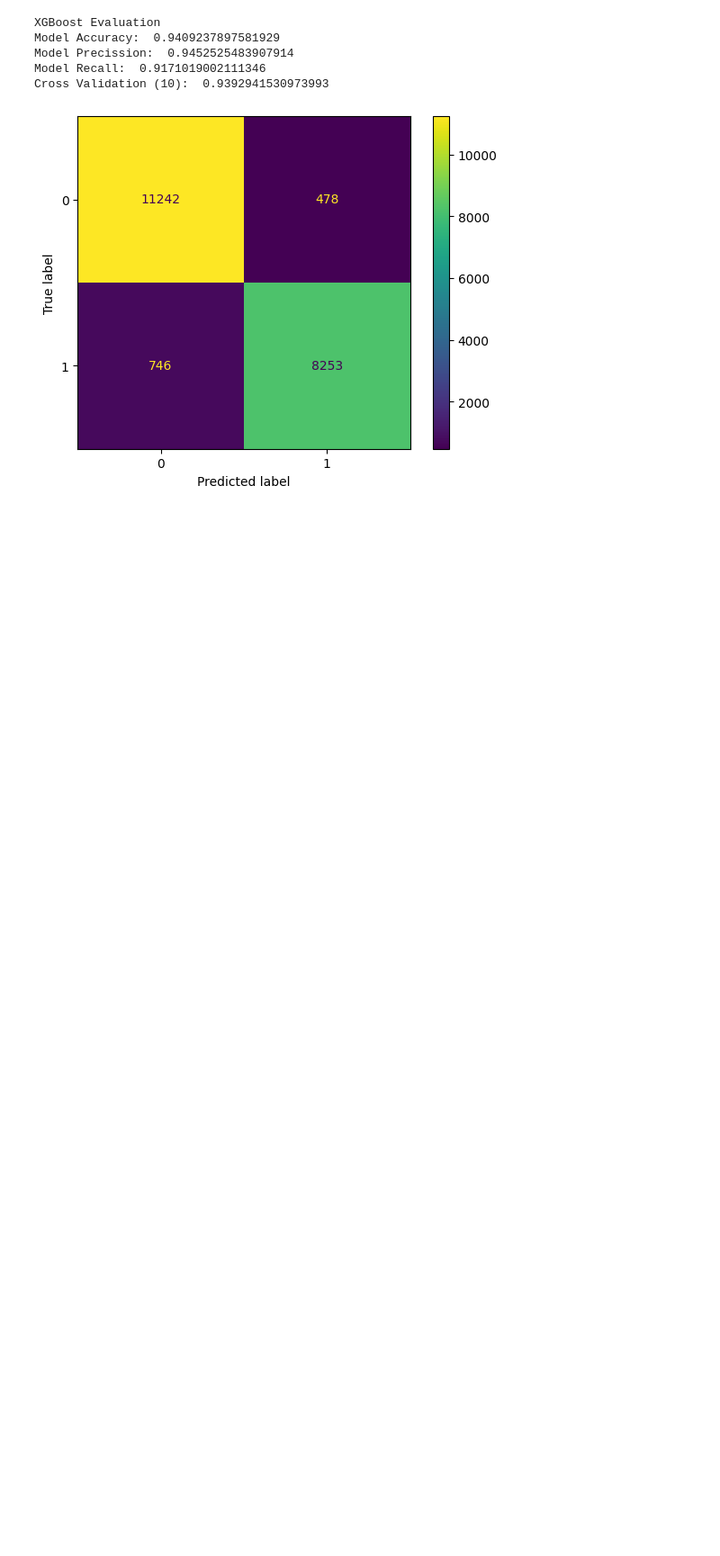
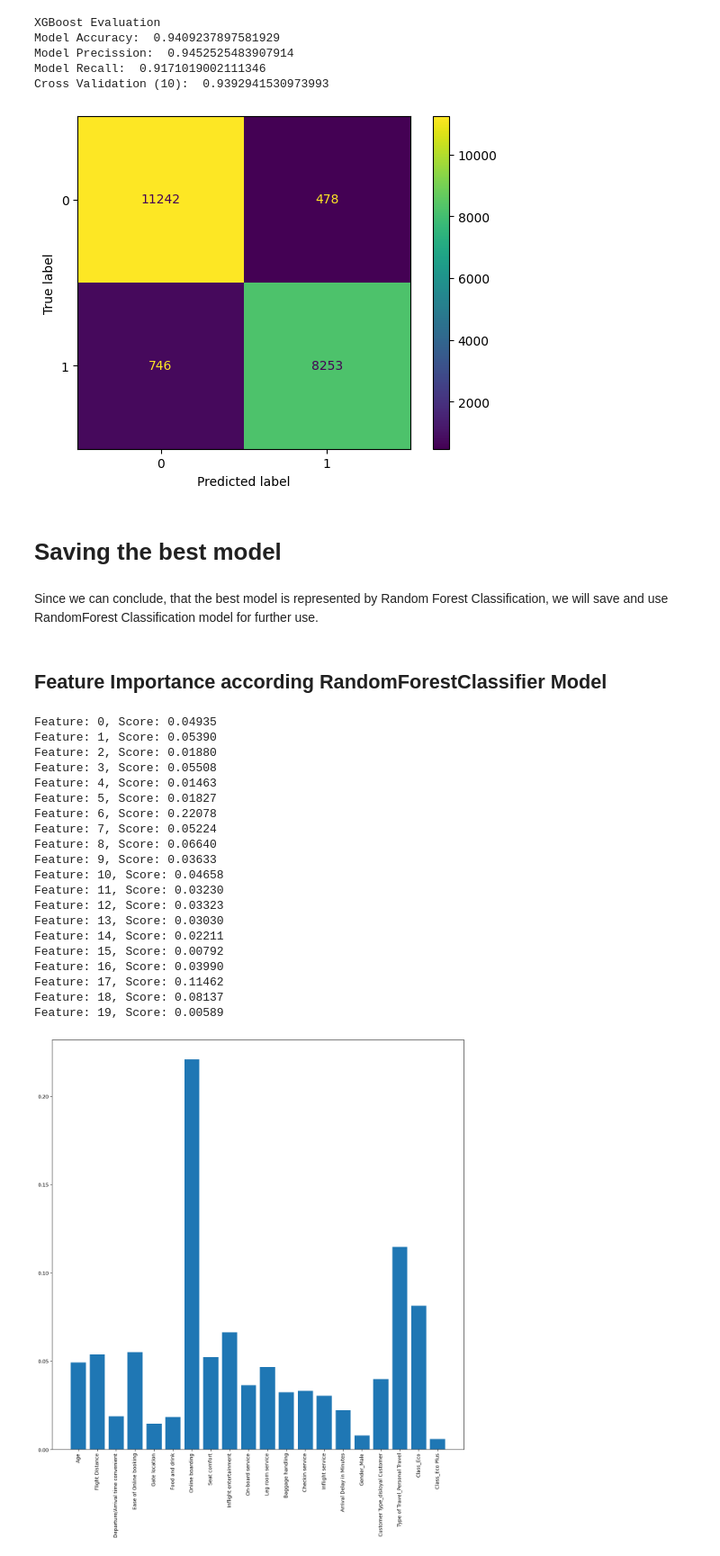
Before and after one commit to JonathanSuryaS/AOL---Machine-Learning, a Jupyter notebook: plane.ipynb, the cells around one changed output. Shown at 90% size. Cells and saved outputs as stored; diff of their text form; code cells hidden in the pictures; blank space fills up the shorter version.

```diff
--- a/plane.ipynb
+++ b/plane.ipynb
@@ -619,3 +619,42 @@ Model Precission:  0.9452525483907914
 Model Recall:  0.9171019002111346
 Cross Validation (10):  0.9392941530973993
 [figure]
+# %% [markdown]
+# Saving the best model
+# %% [markdown]
+Since we can conclude, that the best model is represented by Random Forest Classification, we will save and use RandomForest Classification model for further use.
+# %% [markdown]
+## Feature Importance according RandomForestClassifier Model
+# %%
+importance = forest.feature_importances_
+
+for i,v in enumerate(importance):
+    print('Feature: %d, Score: %.5f' % (i,v))
+# plot feature importance
+plt.figure(figsize=(15,15))
+plt.bar(X.columns, importance)
+plt.xticks(rotation=90)
+
+plt.show()
+# %% [output]
+Feature: 0, Score: 0.04935
+Feature: 1, Score: 0.05390
+Feature: 2, Score: 0.01880
+Feature: 3, Score: 0.05508
+Feature: 4, Score: 0.01463
+Feature: 5, Score: 0.01827
+Feature: 6, Score: 0.22078
+Feature: 7, Score: 0.05224
+Feature: 8, Score: 0.06640
+Feature: 9, Score: 0.03633
+Feature: 10, Score: 0.04658
+Feature: 11, Score: 0.03230
+Feature: 12, Score: 0.03323
+Feature: 13, Score: 0.03030
+Feature: 14, Score: 0.02211
+Feature: 15, Score: 0.00792
+Feature: 16, Score: 0.03990
+Feature: 17, Score: 0.11462
+Feature: 18, Score: 0.08137
+Feature: 19, Score: 0.00589
+[figure, added]
```
Also changed, not shown: parts of 5 cells of this notebook, 3 other files.
